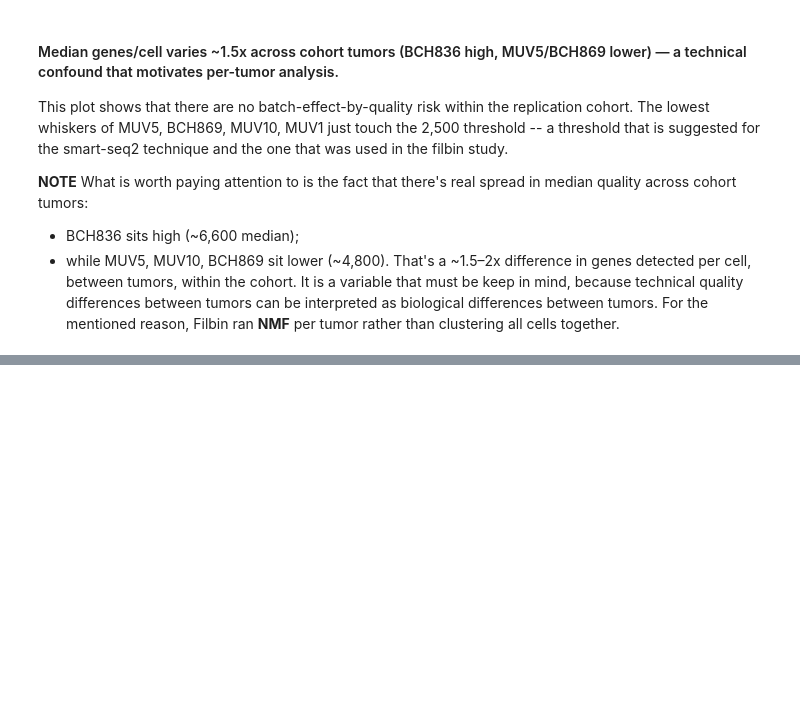
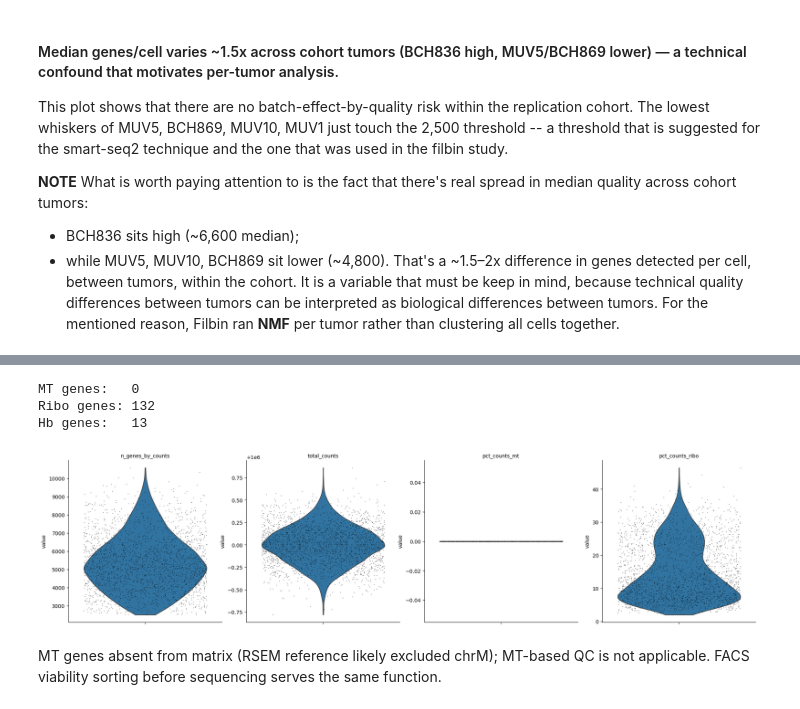
Before and after one commit to kianinsilico/masters_thesis, a Jupyter notebook: pyScript/step1_and_2.ipynb, the cells around one changed output, grey strips where cells are left out. Saved outputs shown, nothing was run; the diff lists cells and outputs as text; code cells hidden in the pictures; blank space fills up the shorter version.

```diff
--- a/pyScript/step1_notebook.ipynb
+++ b/pyScript/step1_and_2.ipynb
@@ -464,0 +480,8 @@ For the mentioned reason, Filbin ran **NMF** per tumor rather than clustering al
+# %%
+sc.pp.calculate_qc_metrics(
+    adata,
+    layer="tpm",          # use the TPM layer, NOT adata.X (which is log)
+    percent_top=None,     # skip the "top N genes %" stat (slow, not useful here)
+    log1p=False,          # don't add log1p versions of metrics (TPM is already TPM)
+    inplace=True,         # write into adata.obs / adata.var directly
+)
@@ -464,0 +501,44 @@ For the mentioned reason, Filbin ran **NMF** per tumor rather than clustering al
+# %%
+# Tag gene categories in adata.var
+adata.var["mt"] = adata.var_names.str.startswith("MT-")        # mitochondrial
+adata.var["ribo"] = adata.var_names.str.startswith(("RPS", "RPL"))  # ribosomal
+adata.var["hb"] = adata.var_names.str.contains(r"^HB[^P]")     # hemoglobin (^HB but not HBP)
+
+# Quick check that these caught something
+print(f"MT genes:   {adata.var['mt'].sum()}")
+print(f"Ribo genes: {adata.var['ribo'].sum()}")
+print(f"Hb genes:   {adata.var['hb'].sum()}")
+
+# Now run with categories
+sc.pp.calculate_qc_metrics(
+    adata,
+    layer="tpm",
+    qc_vars=["mt", "ribo", "hb"],
+    percent_top=None,
+    log1p=False,
+    inplace=True,
+)
+# %% [output]
+MT genes:   0
+Ribo genes: 132
+Hb genes:   13
+# %%
+sc.pp.calculate_qc_metrics(
+    adata,
+    layer="tpm",
+    qc_vars=["mt", "ribo", "hb"],
+    percent_top=None,
+    log1p=False,
+    inplace=True,
+)
+# %%
+sc.pl.violin(
+    adata[adata.obs["in_paper_cohort"]],   # plot cohort only
+    keys=["n_genes_by_counts", "total_counts", "pct_counts_mt", "pct_counts_ribo"],
+    jitter=0.4,
+    multi_panel=True,
+)
+# %% [output]
+[figure, added]
+# %% [markdown]
+MT genes absent from matrix (RSEM reference likely excluded chrM); MT-based QC is not applicable. FACS viability sorting before sequencing serves the same function.
```
Also changed, not shown: parts of 24 cells of this notebook.
